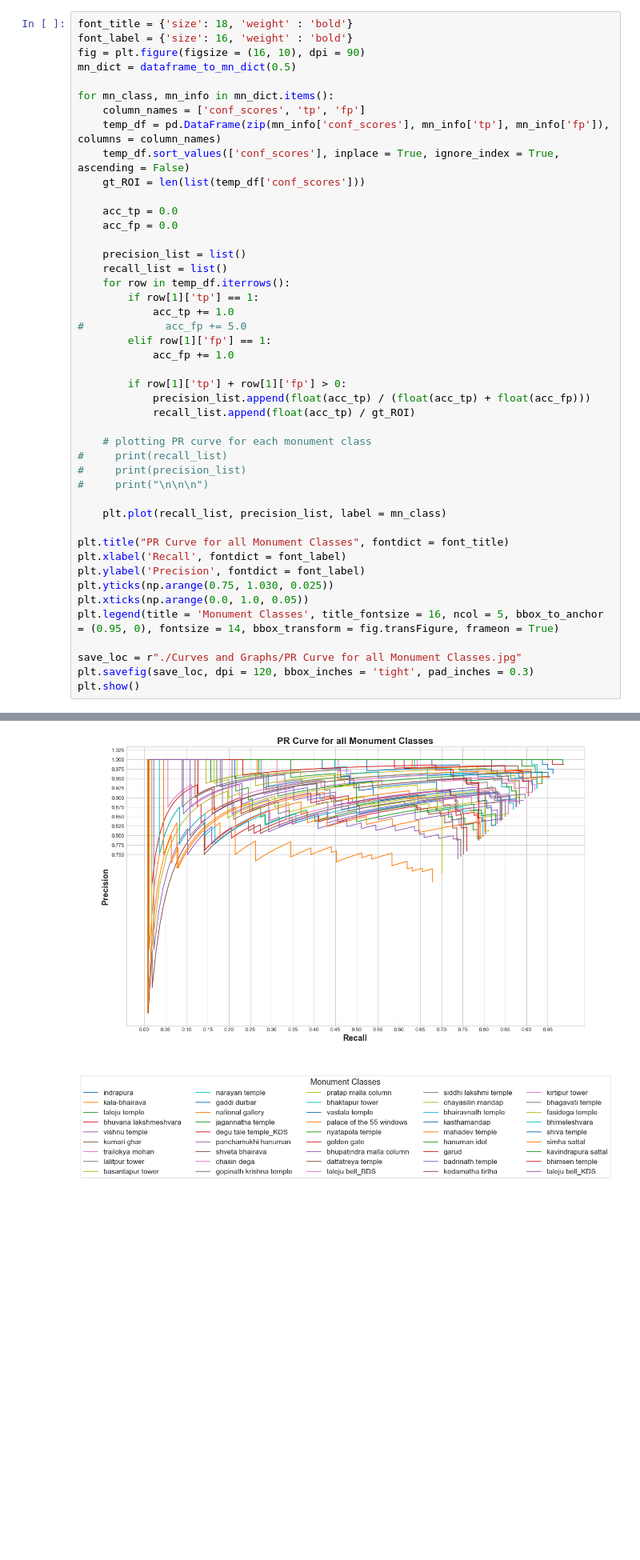
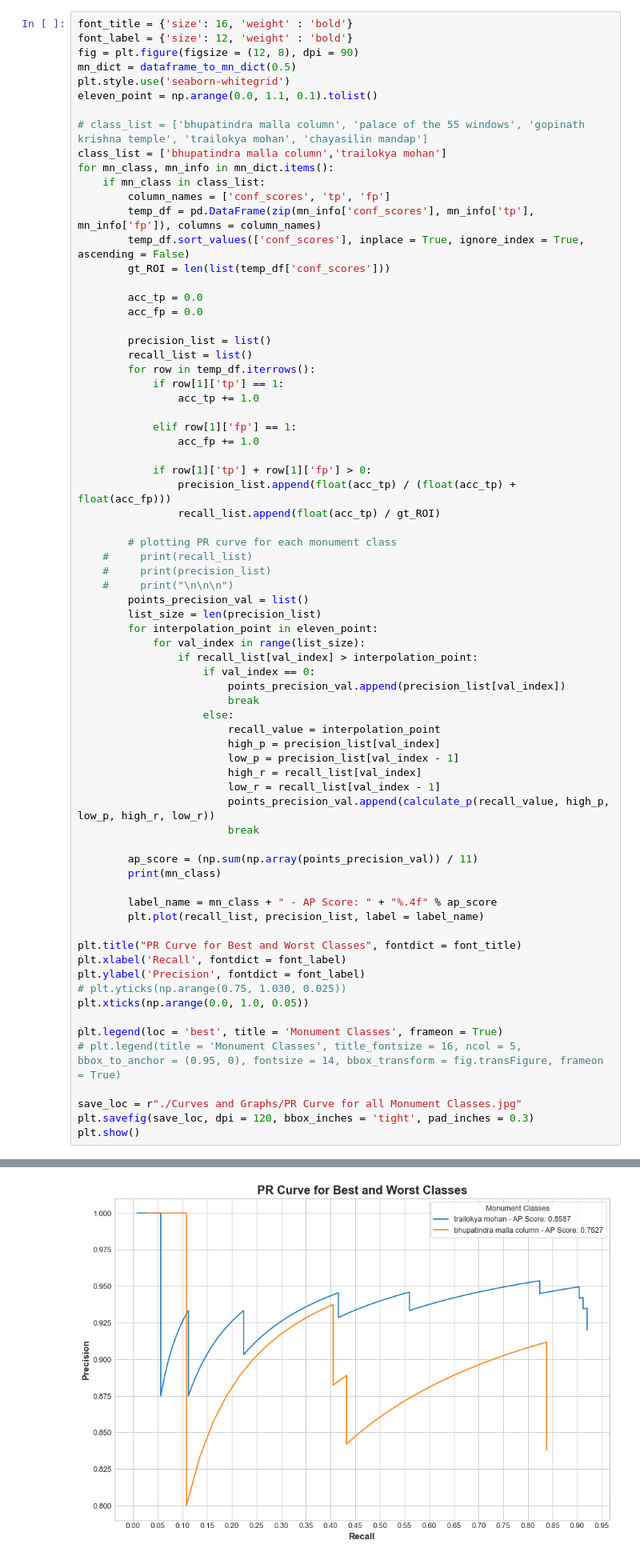
Before and after one commit to prajeshshrestha/Minor-Project-Monument-Detection, a Jupyter notebook: PR-Curve and mAP Scores.ipynb, the cells around one changed output, grey strips where cells are left out. Shown at 80% size. Cells and saved outputs as stored; diff of their text form; blank space fills up the shorter version.

```diff
--- a/PR-Curve and mAP Scores.ipynb
+++ b/PR-Curve and mAP Scores.ipynb
@@ -432,44 +431,71 @@ plt.show()
 # %%
-font_title = {'size': 18, 'weight' : 'bold'}
-font_label = {'size': 16, 'weight' : 'bold'}
-fig = plt.figure(figsize = (16, 10), dpi = 90)
+font_title = {'size': 16, 'weight' : 'bold'}
+font_label = {'size': 12, 'weight' : 'bold'}
+fig = plt.figure(figsize = (12, 8), dpi = 90)
 mn_dict = dataframe_to_mn_dict(0.5)
+plt.style.use('seaborn-whitegrid')
+eleven_point = np.arange(0.0, 1.1, 0.1).tolist()
 
+# class_list = ['bhupatindra malla column', 'palace of the 55 windows', 'gopinath krishna temple', 'trailokya mohan', 'chayasilin mandap']
+class_list = ['bhupatindra malla column','trailokya mohan']
 for mn_class, mn_info in mn_dict.items():
-    column_names = ['conf_scores', 'tp', 'fp']
-    temp_df = pd.DataFrame(zip(mn_info['conf_scores'], mn_info['tp'], mn_info['fp']), columns = column_names)
-    temp_df.sort_values(['conf_scores'], inplace = True, ignore_index = True, ascending = False)
-    gt_ROI = len(list(temp_df['conf_scores']))
+    if mn_class in class_list:
+        column_names = ['conf_scores', 'tp', 'fp']
+        temp_df = pd.DataFrame(zip(mn_info['conf_scores'], mn_info['tp'], mn_info['fp']), columns = column_names)
+        temp_df.sort_values(['conf_scores'], inplace = True, ignore_index = True, ascending = False)
+        gt_ROI = len(list(temp_df['conf_scores']))
 
-    acc_tp = 0.0
-    acc_fp = 0.0
+        acc_tp = 0.0
+        acc_fp = 0.0
 
-    precision_list = list()
-    recall_list = list()
-    for row in temp_df.iterrows():
-        if row[1]['tp'] == 1:
-            acc_tp += 1.0
-#             acc_fp += 5.0
-        elif row[1]['fp'] == 1:
-            acc_fp += 1.0
+        precision_list = list()
+        recall_list = list()
+        for row in temp_df.iterrows():
+            if row[1]['tp'] == 1:
+                acc_tp += 1.0
 
-        if row[1]['tp'] + row[1]['fp'] > 0:
-            precision_list.append(float(acc_tp) / (float(acc_tp) + float(acc_fp)))
-            recall_list.append(float(acc_tp) / gt_ROI)
+            elif row[1]['fp'] == 1:
+                acc_fp += 1.0
 
-    # plotting PR curve for each monument class
-#     print(recall_list)
-#     print(precision_list)
-#     print("\n\n\n")
+            if row[1]['tp'] + row[1]['fp'] > 0:
+                precision_list.append(float(acc_tp) / (float(acc_tp) + float(acc_fp)))
+                recall_list.append(float(acc_tp) / gt_ROI)
 
-    plt.plot(recall_list, precision_list, label = mn_class)
+        # plotting PR curve for each monument class
+    #     print(recall_list)
+    #     print(precision_list)
+    #     print("\n\n\n")
+        points_precision_val = list()
+        list_size = len(precision_list)
+        for interpolation_point in eleven_point:
+            for val_index in range(list_size):
+                if recall_list[val_index] > interpolation_point:
+                    if val_index == 0:
+                        points_precision_val.append(precision_list[val_index])
+                        break
+                    else:
+                        recall_value = interpolation_point
+                        high_p = precision_list[val_index]
+                        low_p = precision_list[val_index - 1]
+                        high_r = recall_list[val_index]
+                        low_r = recall_list[val_index - 1]
+                        points_precision_val.append(calculate_p(recall_value, high_p, low_p, high_r, low_r))
+                        break
 
-plt.title("PR Curve for all Monument Classes", fontdict = font_title)
+        ap_score = (np.sum(np.array(points_precision_val)) / 11)
+        print(mn_class)
+
+        label_name = mn_class + " - AP Score: " + "%.4f" % ap_score
+        plt.plot(recall_list, precision_list, label = label_name)
+
+plt.title("PR Curve for Best and Worst Classes", fontdict = font_title)
 plt.xlabel('Recall', fontdict = font_label)
 plt.ylabel('Precision', fontdict = font_label)
-plt.yticks(np.arange(0.75, 1.030, 0.025))
+# plt.yticks(np.arange(0.75, 1.030, 0.025))
 plt.xticks(np.arange(0.0, 1.0, 0.05))
-plt.legend(title = 'Monument Classes', title_fontsize = 16, ncol = 5, bbox_to_anchor = (0.95, 0), fontsize = 14, bbox_transform = fig.transFigure, frameon = True)
+
+plt.legend(loc = 'best', title = 'Monument Classes', frameon = True)
+# plt.legend(title = 'Monument Classes', title_fontsize = 16, ncol = 5, bbox_to_anchor = (0.95, 0), fontsize = 14, bbox_transform = fig.transFigure, frameon = True)
 
 save_loc = r"./Curves and Graphs/PR Curve for all Monument Classes.jpg"
 plt.savefig(save_loc, dpi = 120, bbox_inches = 'tight', pad_inches = 0.3)
@@ -478 +506 @@ plt.show()
-[figure, old version]
+[figure, new version]
```
Also changed, not shown: parts of 4 cells of this notebook, 47 other files.
